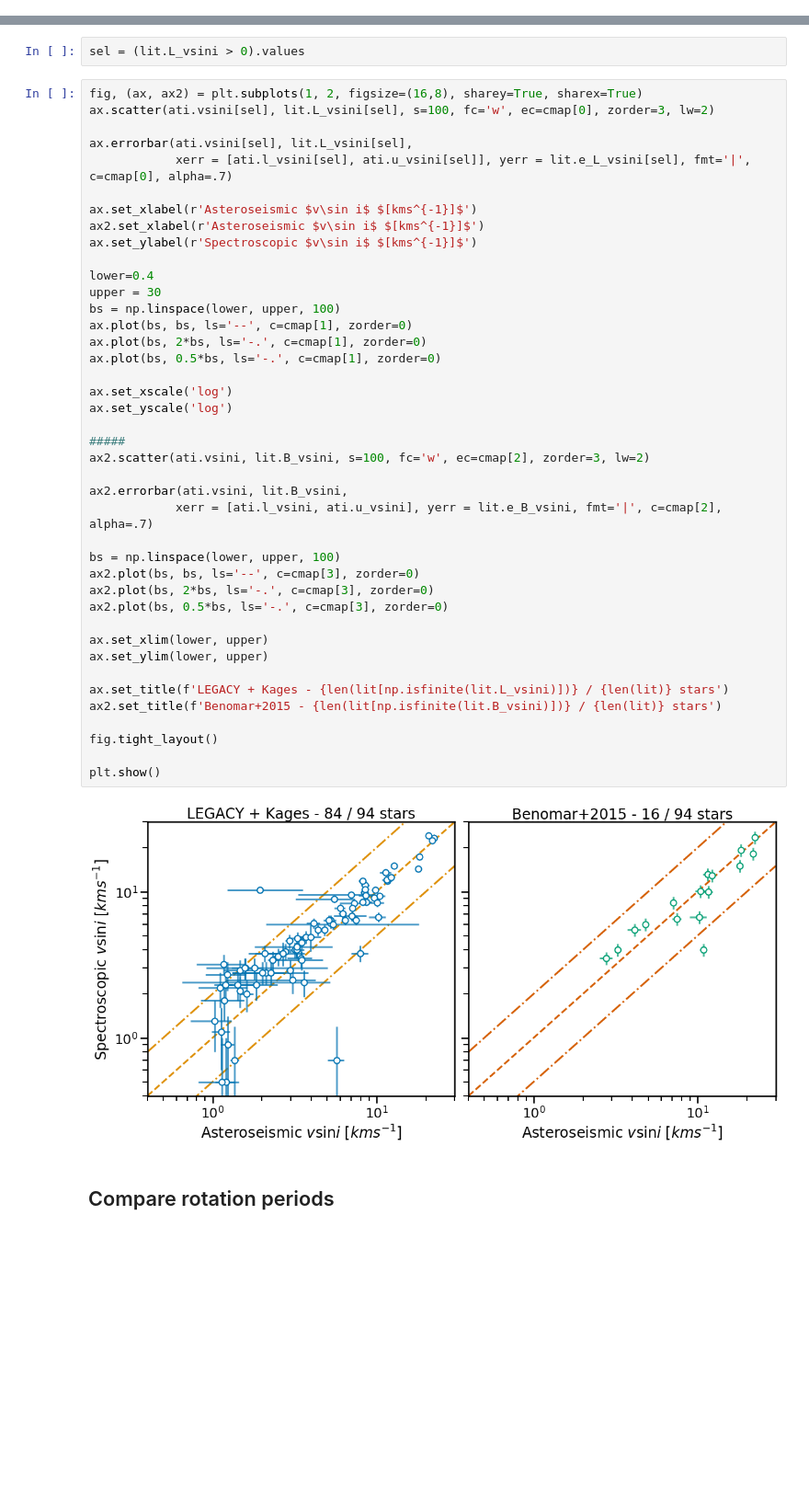
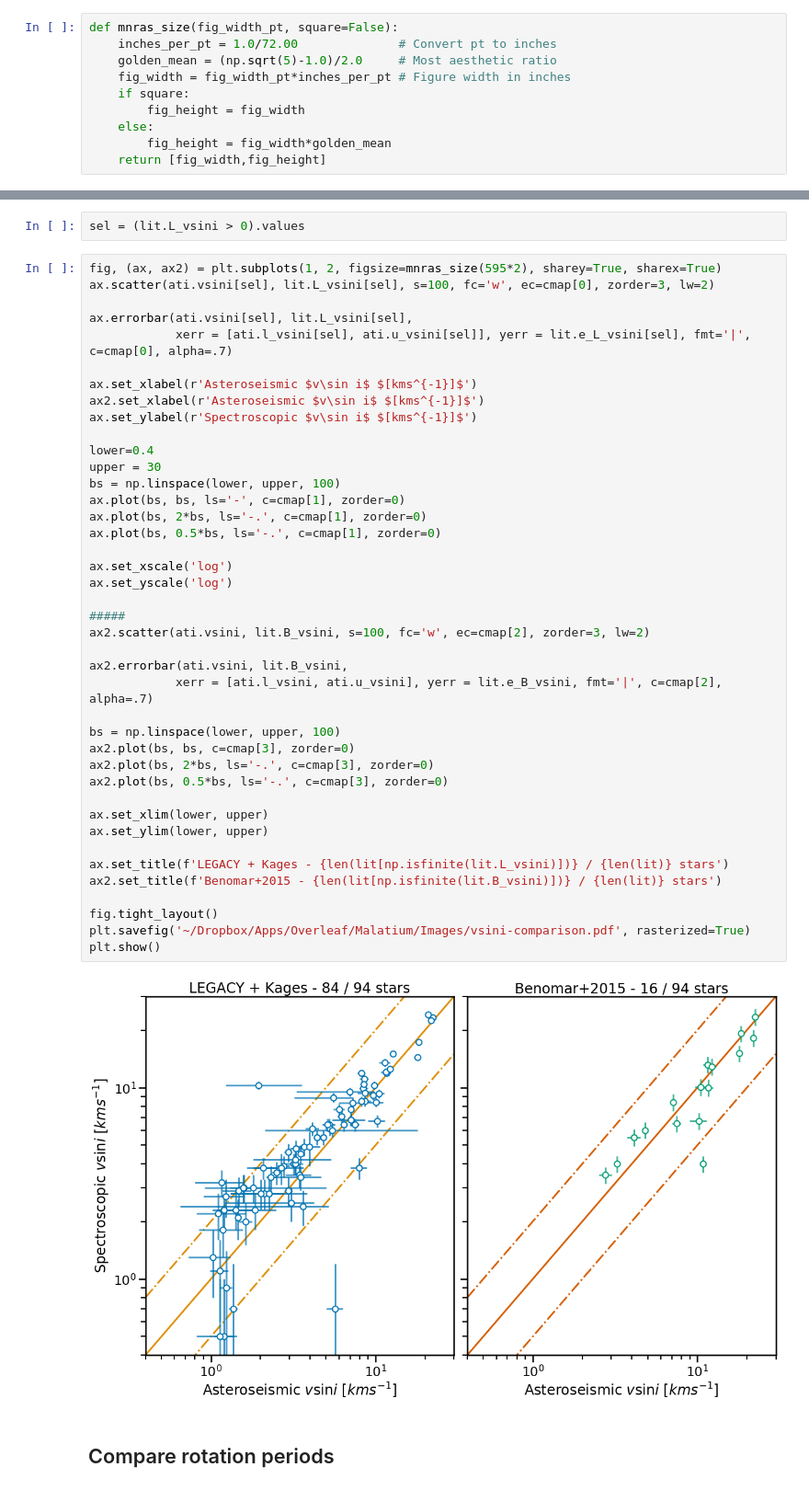
Before and after one commit to ojhall94/malatium, a Jupyter notebook: paper/surface_comparison.ipynb, the cells around one changed output, grey strips where cells are left out. Shown at 92% size. Cells and saved outputs as stored; diff of their text form; blank space fills up the shorter version.

```diff
--- a/paper/surface_comparison.ipynb
+++ b/paper/surface_comparison.ipynb
@@ -30,6 +32,16 @@ import matplotlib.pyplot as plt
 import seaborn as sns
 sns.set_context('poster')
 sns.set_palette('colorblind')
+# %%
+def mnras_size(fig_width_pt, square=False):
+    inches_per_pt = 1.0/72.00              # Convert pt to inches
+    golden_mean = (np.sqrt(5)-1.0)/2.0     # Most aesthetic ratio
+    fig_width = fig_width_pt*inches_per_pt # Figure width in inches
+    if square:
+        fig_height = fig_width
+    else:
+        fig_height = fig_width*golden_mean
+    return [fig_width,fig_height]
 # %%
 lit = pd.read_csv('../data/lit_spot_rots.csv', index_col=0)
 ati = pd.read_csv('../data/atium.csv', index_col=0)
@@ -54,7 +66,7 @@ sns.palplot(cmap)
 # %%
 sel = (lit.L_vsini > 0).values
 # %%
-fig, (ax, ax2) = plt.subplots(1, 2, figsize=(16,8), sharey=True, sharex=True)
+fig, (ax, ax2) = plt.subplots(1, 2, figsize=mnras_size(595*2), sharey=True, sharex=True)
 ax.scatter(ati.vsini[sel], lit.L_vsini[sel], s=100, fc='w', ec=cmap[0], zorder=3, lw=2)
 
 ax.errorbar(ati.vsini[sel], lit.L_vsini[sel],
@@ -65,37 +77,37 @@ ax2.set_xlabel(r'Asteroseismic $v\sin i$ $[kms^{-1}]$')
 ax.set_ylabel(r'Spectroscopic $v\sin i$ $[kms^{-1}]$')
 
 lower=0.4
 upper = 30
 bs = np.linspace(lower, upper, 100)
-ax.plot(bs, bs, ls='--', c=cmap[1], zorder=0)
+ax.plot(bs, bs, ls='-', c=cmap[1], zorder=0)
 ax.plot(bs, 2*bs, ls='-.', c=cmap[1], zorder=0)
 ax.plot(bs, 0.5*bs, ls='-.', c=cmap[1], zorder=0)
 
 ax.set_xscale('log')
 ax.set_yscale('log')
 
 #####
 ax2.scatter(ati.vsini, lit.B_vsini, s=100, fc='w', ec=cmap[2], zorder=3, lw=2)
 
 ax2.errorbar(ati.vsini, lit.B_vsini,
             xerr = [ati.l_vsini, ati.u_vsini], yerr = lit.e_B_vsini, fmt='|', c=cmap[2], alpha=.7)
 
 bs = np.linspace(lower, upper, 100)
-ax2.plot(bs, bs, ls='--', c=cmap[3], zorder=0)
+ax2.plot(bs, bs, c=cmap[3], zorder=0)
 ax2.plot(bs, 2*bs, ls='-.', c=cmap[3], zorder=0)
 ax2.plot(bs, 0.5*bs, ls='-.', c=cmap[3], zorder=0)
 
 ax.set_xlim(lower, upper)
 ax.set_ylim(lower, upper)
 
 ax.set_title(f'LEGACY + Kages - {len(lit[np.isfinite(lit.L_vsini)])} / {len(lit)} stars')
 ax2.set_title(f'Benomar+2015 - {len(lit[np.isfinite(lit.B_vsini)])} / {len(lit)} stars')
 
 fig.tight_layout()
-
+plt.savefig('~/Dropbox/Apps/Overleaf/Malatium/Images/vsini-comparison.pdf', rasterized=True)
 plt.show()
 # %% [output]
-[figure, old version]
+[figure, new version]
 # %% [markdown]
 ## Compare rotation periods
 # %% [markdown]
```
Also changed, not shown: parts of 12 cells of this notebook, 1 other file.
